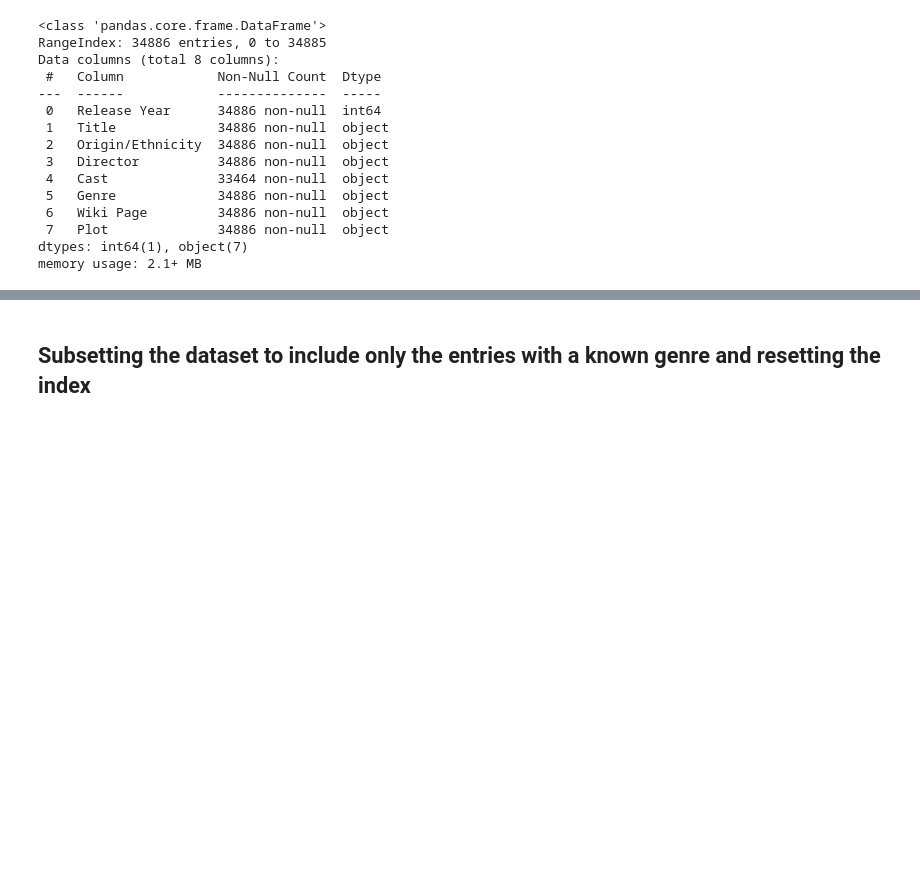
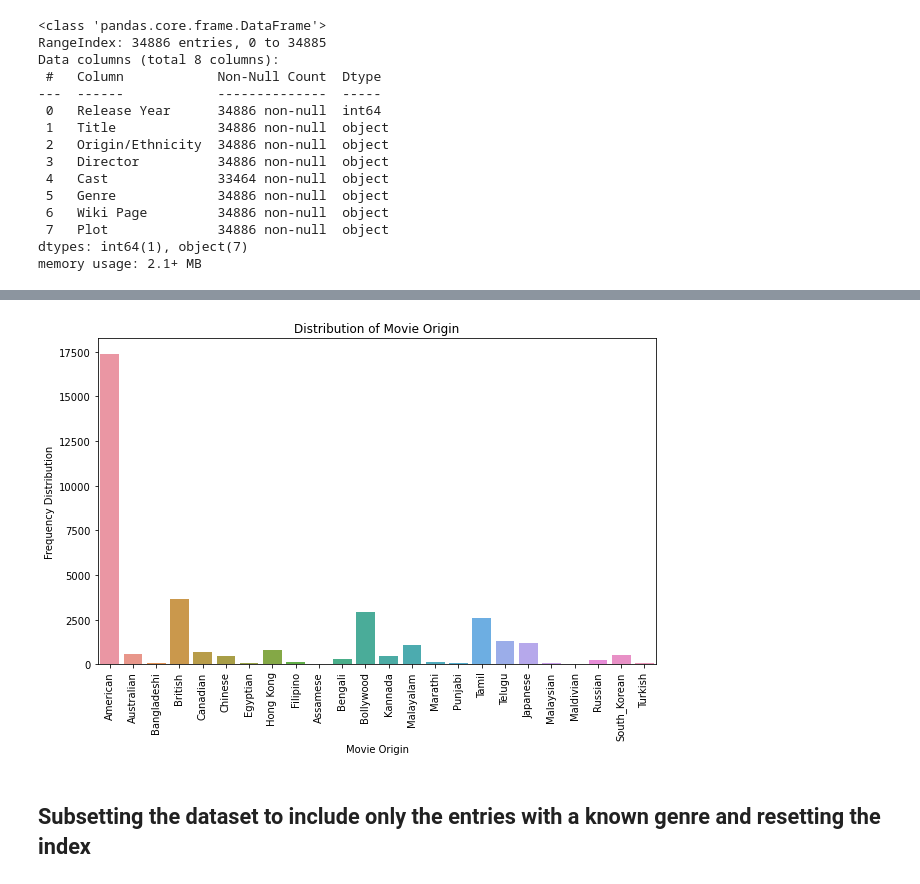
Before and after one commit to Wonuabimbola/movie-genre-prediction, a Jupyter notebook: Untitled.ipynb, the cells around one changed output, grey strips where cells are left out. Saved outputs shown, nothing was run; the diff lists cells and outputs as text; code cells hidden in the pictures; blank space fills up the shorter version.

```diff
--- a/Untitled.ipynb
+++ b/Untitled.ipynb
@@ -81,3 +111,14 @@ memory usage: 2.1+ MB
+# %%
+fig, ax = plt.subplots(figsize=(10,6))
+
+sns.countplot(x = wiki['Origin/Ethnicity'])
+plt.xticks(rotation = 90)
+plt.title('Distribution of Movie Origin')
+plt.xlabel('Movie Origin')
+plt.ylabel('Frequency Distribution')
+fig.savefig('./images/FreqDistOrigin.png');
+# %% [output]
+[figure, added]
 # %% [markdown]
 ## Subsetting the dataset to include only the entries with a known genre and resetting the index
 # %%
```
Also changed, not shown: parts of 14 cells of this notebook, 5 other files.
